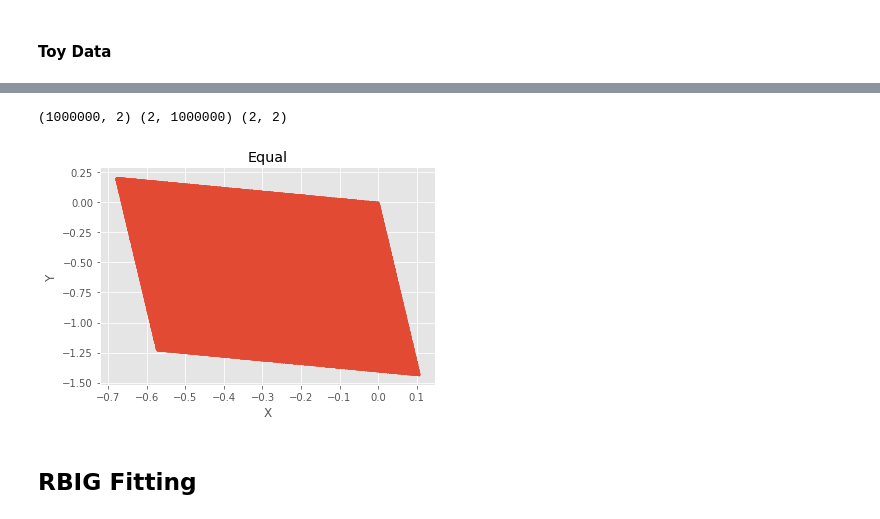
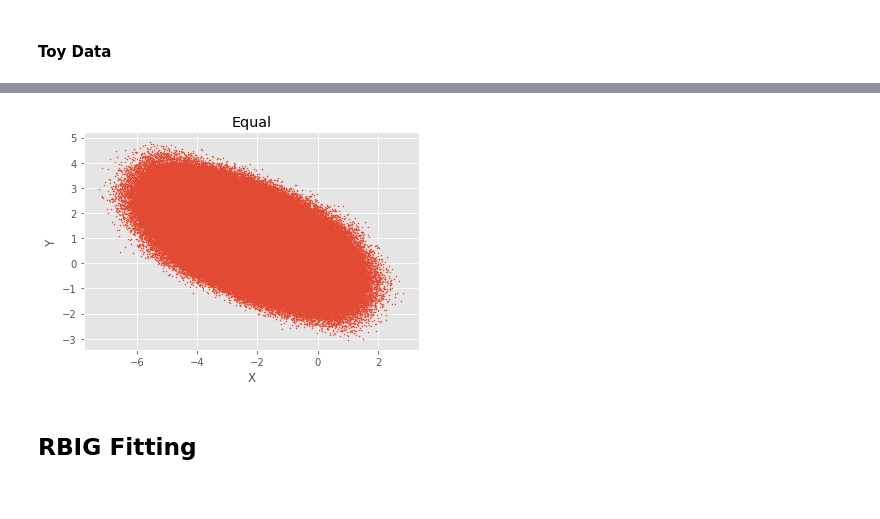
Before and after one commit to IPL-UV/rbig, a Jupyter notebook: notebooks/test.ipynb, the cells around one changed output, grey strips where cells are left out. Saved outputs shown, nothing was run; the diff lists cells and outputs as text; code cells hidden in the pictures.

```diff
--- a/notebooks/test.ipynb
+++ b/notebooks/test.ipynb
@@ -40,27 +31,29 @@ inv_RBIG_2017.m
-# %%
-print(data.shape, data_original.shape, R.shape)
-# %% [output]
-(1000000, 2) (2, 1000000) (2, 2)
+# %%
+seed = 123
+rng = np.random.RandomState(seed=seed)
+aux2 = io.loadmat('/Users/eman/Documents/MATLAB/rbig_2018/DATA_uniform_dim_10_seed_2.mat')
 # %%
 seed = 123
 rng = np.random.RandomState(seed=seed)
-aux2 = io.loadmat('/home/emmanuel/Drives/megatron/temp/2017_RBIG/DATA_uniform_dim_2_seed_1.mat')
+aux2 = io.loadmat('/Users/eman/Documents/MATLAB/rbig_2018/DATA_uniform_dim_10_seed_2.mat')
+
+# aux2 = io.loadmat('/home/emmanuel/Drives/megatron/temp/2017_RBIG/DATA_uniform_dim_10_seed_2.mat')
 data = aux2['dat'].T
 data_original = aux2['aux'].T
 R = aux2['R'].T
 # num_samples = 10000
 # x = np.abs(2 * rng.randn(1, num_samples))
 # y = np.sin(x) + 0.25 * rng.randn(1, num_samples)
 # data = np.vstack((x, y)).T
 
 fig, ax = plt.subplots()
 ax.scatter(data[:, 0], data[:, 1], s=1)
 ax.set_xlabel('X')
 ax.set_ylabel('Y')
 ax.set_title('Equal')
 plt.show()
 # %% [output]
-[figure, old version]
+[figure, new version]
 # %%
 data_aux = np.dot(data_original, R)
 # %% [markdown]
```
Also changed, not shown: parts of 10 cells of this notebook, 2 other files.
